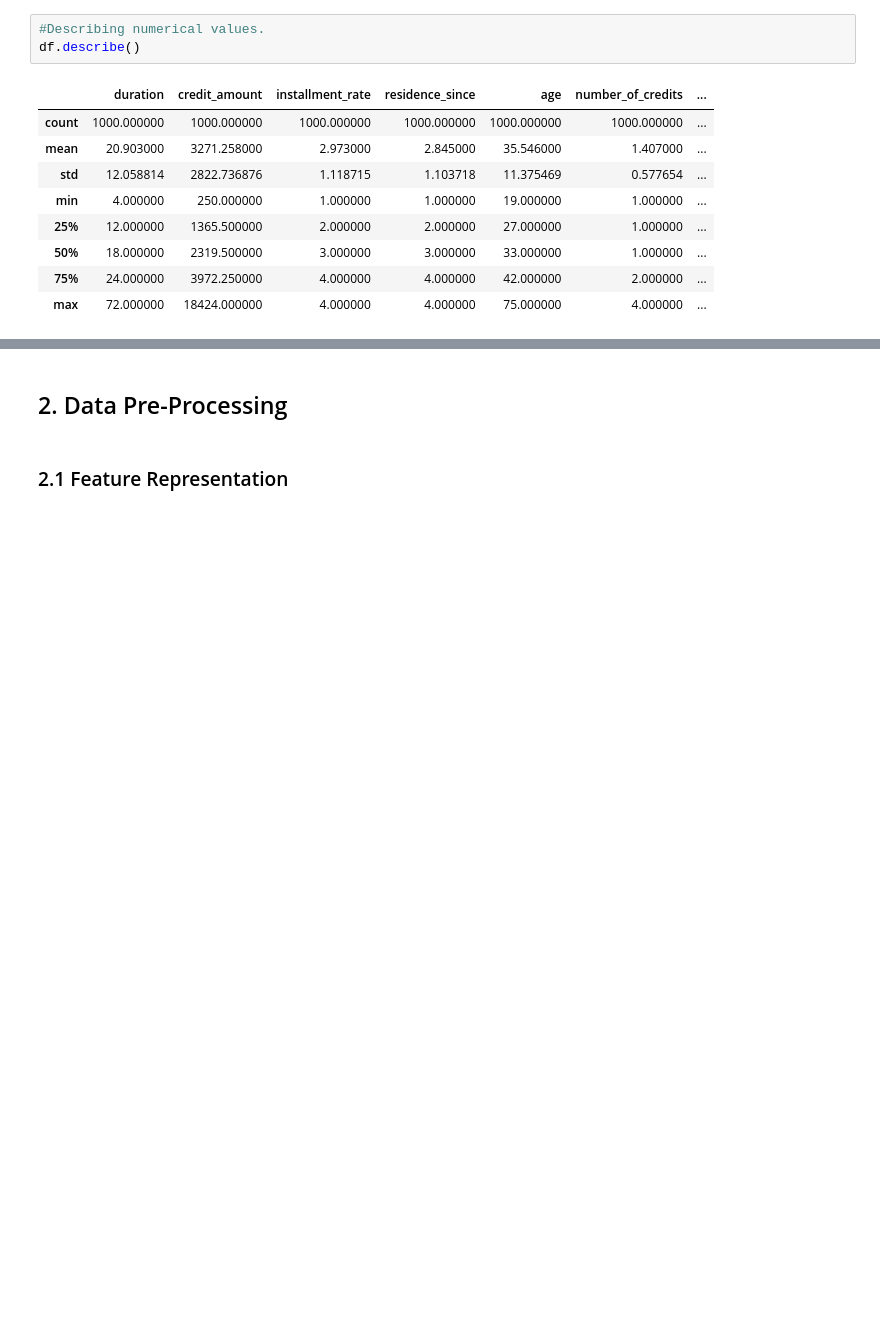
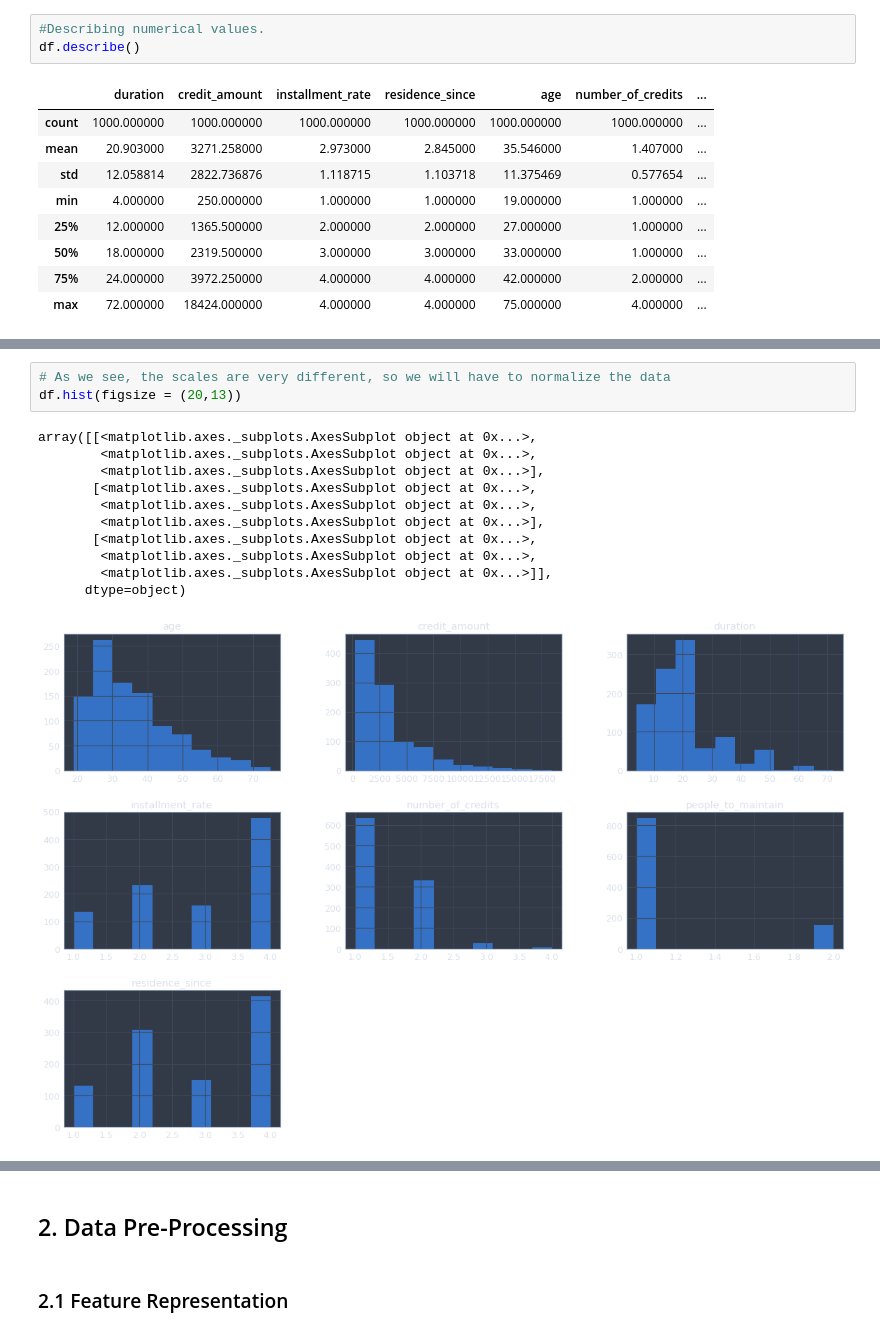
Before and after one commit to alyonavyshnevska/intelligent_data_analysis, a Jupyter notebook: Final_Project/FinalProject.ipynb, the cells around one changed output, grey strips where cells are left out. Saved outputs shown, nothing was run; the diff lists cells and outputs as text; blank space fills up the shorter version.

```diff
--- a/Final_Project/FinalProject.ipynb
+++ b/Final_Project/FinalProject.ipynb
@@ -123,0 +167,15 @@ Name: creditworthy, dtype: int64
+# %%
+# As we see, the scales are very different, so we will have to normalize the data
+df.hist(figsize = (20,13))
+# %% [output]
+array([[<matplotlib.axes._subplots.AxesSubplot object at 0x...>,
+        <matplotlib.axes._subplots.AxesSubplot object at 0x...>,
+        <matplotlib.axes._subplots.AxesSubplot object at 0x...>],
+       [<matplotlib.axes._subplots.AxesSubplot object at 0x...>,
+        <matplotlib.axes._subplots.AxesSubplot object at 0x...>,
+        <matplotlib.axes._subplots.AxesSubplot object at 0x...>],
+       [<matplotlib.axes._subplots.AxesSubplot object at 0x...>,
+        <matplotlib.axes._subplots.AxesSubplot object at 0x...>,
+        <matplotlib.axes._subplots.AxesSubplot object at 0x...>]],
+      dtype=object)
+[figure, added]
```
Also changed, not shown: parts of 19 cells of this notebook.
